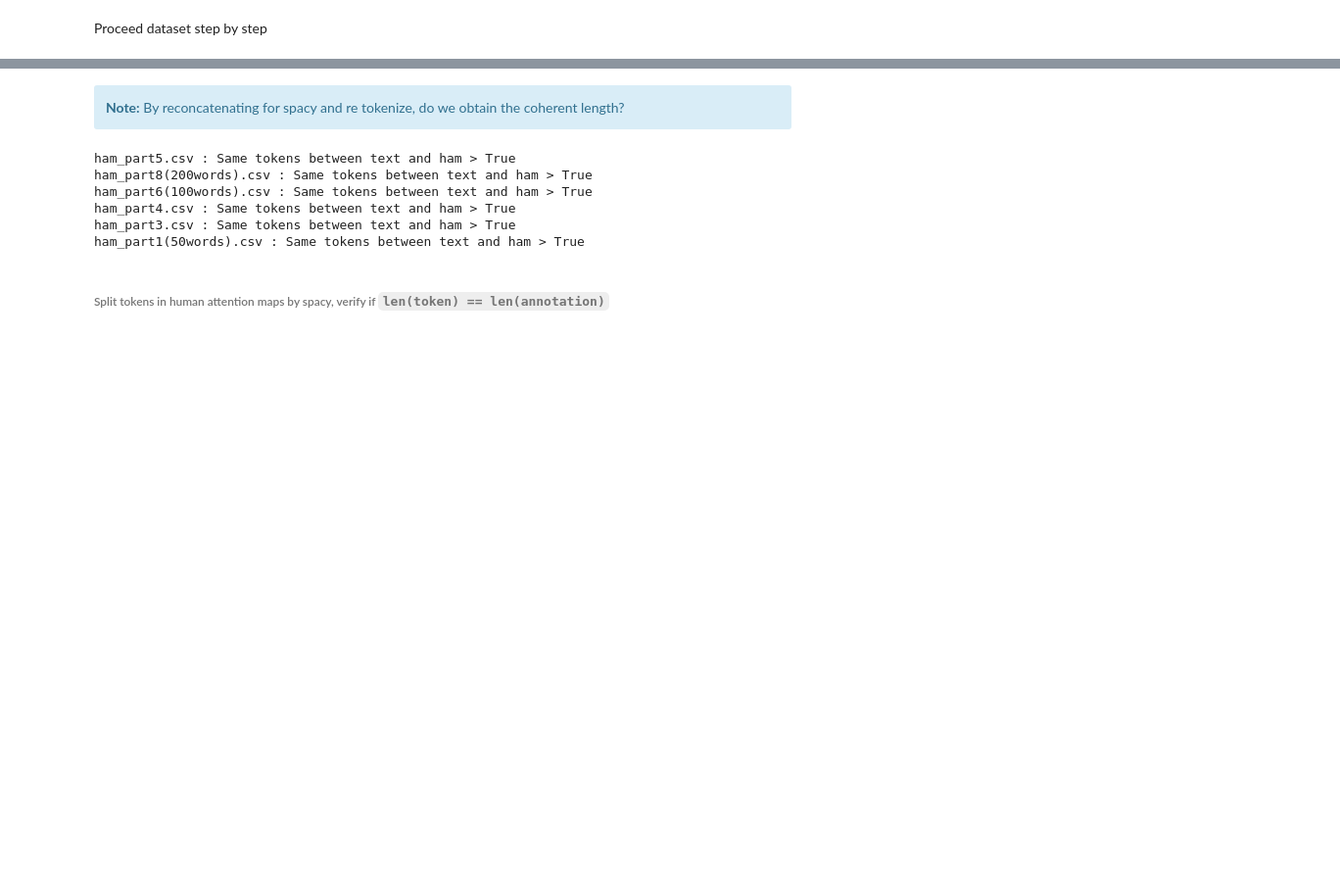
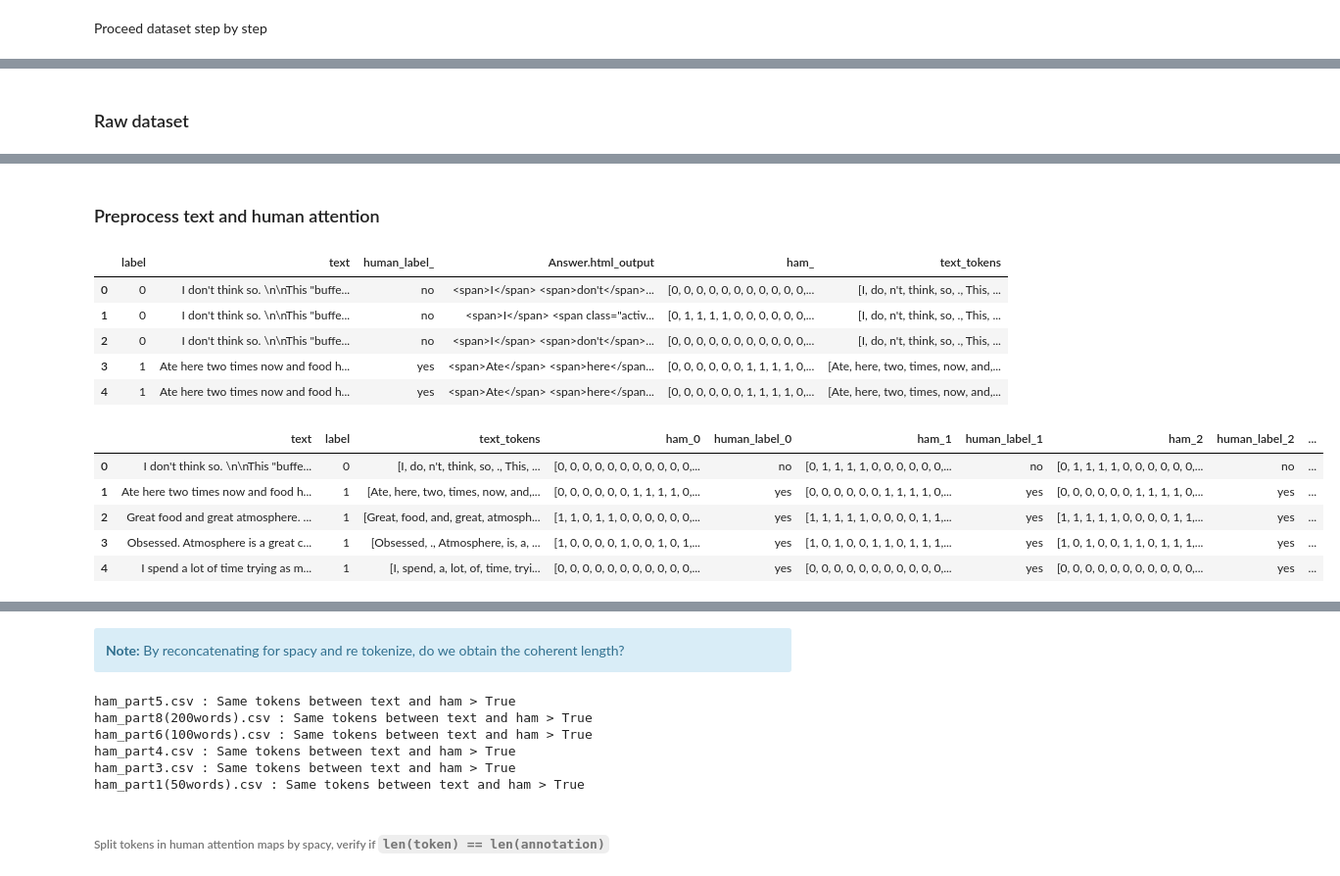
Before and after one commit to Kihansi95/ExplanationPairSentencesTasks, a Jupyter notebook: notebooks/2022-07-29 YelpHat.ipynb, the cells around one changed output, grey strips where cells are left out. Shown: that part at 98% size. Cells and saved outputs as stored; diff of their text form; code cells hidden in the pictures; blank space fills up the shorter version.

```diff
--- a/notebooks/2022-07-29 YelpHat.ipynb
+++ b/notebooks/2022-07-29 YelpHat.ipynb
@@ -168,20 +145,0 @@ ValueError: The truth value of an array with more than one element is ambiguous.
-# %%
-df = pd.read_csv(path.join(dataset_path, 'ham_part3.csv'))
-display(HTML('<h3>Raw dataset</h3>'))
-display(df.head())
-
-for idx in range(3):
-    clean_df[f'ham_{idx}'] = clean_df[f'ham_html_{idx}'].apply(yelp_hat_ham)
-
-dfs = [df.loc[0::3, (df.columns != 'Answer.html_output') & (df.columns != 'Answer.Q1Answer')].reset_index(drop=True)]
-dfs += [df.loc[idx::3, ['Answer.html_output','Answer.Q1Answer']].reset_index(drop=True).rename(columns={'Answer.html_output':'ham_html_', 'Answer.Q1Answer': 'human_label_'}).add_suffix(str(idx)) for idx in range(3) ]
-clean_df = pd.concat(dfs,axis=1).rename(columns={'Input.label': 'label', 'Input.text': 'text'})
-clean_df = clean_df[['text', 'ham_html_0', 'human_label_0', 'ham_html_1', 'human_label_1', 'ham_html_2', 'human_label_2', 'label']]
-display(HTML('<h3>Clean up dataset</h3>'))
-display(clean_df.head())
-
-from data.yelp_hat.utils import yelp_hat_ham, yelp_hat_token
-clean_df['text_tokens'] = clean_df['ham_html_0'].apply(yelp_hat_token)
-
-display(HTML('<h3>Binarize annotation</h3>'))
-display(clean_df.head())
@@ -209,0 +146,45 @@ Binarize annotation
+# %%
+from data.yelp_hat.utils import yelp_hat_ham, yelp_hat_token
+import numpy as np
+import spacy
+
+nlp = spacy.load('en_core_web_sm')
+
+df = pd.read_csv(path.join(extracted_path, 'ham_part5.csv'))
+display(HTML('<h3>Raw dataset</h3>'))
+display(df.head())
+
+dupli_2 = duplicates[duplicates['size'] == 2]  # finds dupli_2
+df = df[~df['Input.text'].isin(dupli_2['index'])]
+
+df['ham_'] = df[f'Answer.html_output'].apply(lambda x: yelp_hat_ham(x, nlp)).apply(lambda x: np.array(x))
+df['text_tokens'] = df['Answer.html_output'].apply(lambda x: yelp_hat_token(x, nlp))
+df = df.rename(columns={'Answer.Q1Answer': 'human_label_', 'Input.text': 'text', 'Input.label': 'label'})
+
+display(HTML('<h3>Preprocess text and human attention</h3>'))
+display(df.head())
+
+dfs = [df.loc[0::3, ['text', 'label', 'text_tokens']].reset_index(drop=True)]
+for idx in range(3):
+    _data = df.loc[idx::3, ['ham_', 'human_label_']]
+    _data = _data.reset_index(drop=True).add_suffix(str(idx))
+    dfs += [_data]
+
+df = pd.concat(dfs, axis=1)
+
+def cam(row):
+    return np.logical_and(row['ham_0'],row['ham_1'],row['ham_2'])
+
+def sam(row):
+    return np.logical_or(row['ham_0'],row['ham_1'],row['ham_2'])
+
+def ham(row):
+    return ((row['ham_0'] + row['ham_1'] + row['ham_2'])/3 >= 0.5).astype(int)
+
+df['cam'] = df.apply(cam,axis=1)
+df['sam'] = df.apply(sam,axis=1)
+df['ham'] = df.apply(ham,axis=1)
+
+df.head()
+# %% [output]
+Raw dataset
@@ -209,0 +197,13 @@ Binarize annotation
+Preprocess text and human attention
+|  | label | text | human_label_ | Answer.html_output | ham_ | text_tokens |
+| 0 | 0 | I don't think so. \n\nThis "buffe... | no | <span>I</span> <span>don't</span>... | [0, 0, 0, 0, 0, 0, 0, 0, 0, 0, 0,... | [I, do, n't, think, so, ., This, ... |
+| 1 | 0 | I don't think so. \n\nThis "buffe... | no | <span>I</span> <span class="activ... | [0, 1, 1, 1, 1, 0, 0, 0, 0, 0, 0,... | [I, do, n't, think, so, ., This, ... |
+| 2 | 0 | I don't think so. \n\nThis "buffe... | no | <span>I</span> <span>don't</span>... | [0, 0, 0, 0, 0, 0, 0, 0, 0, 0, 0,... | [I, do, n't, think, so, ., This, ... |
+| 3 | 1 | Ate here two times now and food h... | yes | <span>Ate</span> <span>here</span... | [0, 0, 0, 0, 0, 0, 1, 1, 1, 1, 0,... | [Ate, here, two, times, now, and,... |
+| 4 | 1 | Ate here two times now and food h... | yes | <span>Ate</span> <span>here</span... | [0, 0, 0, 0, 0, 0, 1, 1, 1, 1, 0,... | [Ate, here, two, times, now, and,... |
+|  | text | label | text_tokens | ham_0 | human_label_0 | ham_1 | human_label_1 | ham_2 | human_label_2 | ... |
+| 0 | I don't think so. \n\nThis "buffe... | 0 | [I, do, n't, think, so, ., This, ... | [0, 0, 0, 0, 0, 0, 0, 0, 0, 0, 0,... | no | [0, 1, 1, 1, 1, 0, 0, 0, 0, 0, 0,... | no | [0, 1, 1, 1, 1, 0, 0, 0, 0, 0, 0,... | no | ... |
+| 1 | Ate here two times now and food h... | 1 | [Ate, here, two, times, now, and,... | [0, 0, 0, 0, 0, 0, 1, 1, 1, 1, 0,... | yes | [0, 0, 0, 0, 0, 0, 1, 1, 1, 1, 0,... | yes | [0, 0, 0, 0, 0, 0, 1, 1, 1, 1, 0,... | yes | ... |
+| 2 | Great food and great atmosphere. ... | 1 | [Great, food, and, great, atmosph... | [1, 1, 0, 1, 1, 0, 0, 0, 0, 0, 0,... | yes | [1, 1, 1, 1, 1, 0, 0, 0, 0, 1, 1,... | yes | [1, 1, 1, 1, 1, 0, 0, 0, 0, 1, 1,... | yes | ... |
+| 3 | Obsessed. Atmosphere is a great c... | 1 | [Obsessed, ., Atmosphere, is, a, ... | [1, 0, 0, 0, 0, 1, 0, 0, 1, 0, 1,... | yes | [1, 0, 1, 0, 0, 1, 1, 0, 1, 1, 1,... | yes | [1, 0, 1, 0, 0, 1, 1, 0, 1, 1, 1,... | yes | ... |
+| 4 | I spend a lot of time trying as m... | 1 | [I, spend, a, lot, of, time, tryi... | [0, 0, 0, 0, 0, 0, 0, 0, 0, 0, 0,... | yes | [0, 0, 0, 0, 0, 0, 0, 0, 0, 0, 0,... | yes | [0, 0, 0, 0, 0, 0, 0, 0, 0, 0, 0,... | yes | ... |
```
Also changed, not shown: parts of 25 cells of this notebook, 8 other files.
